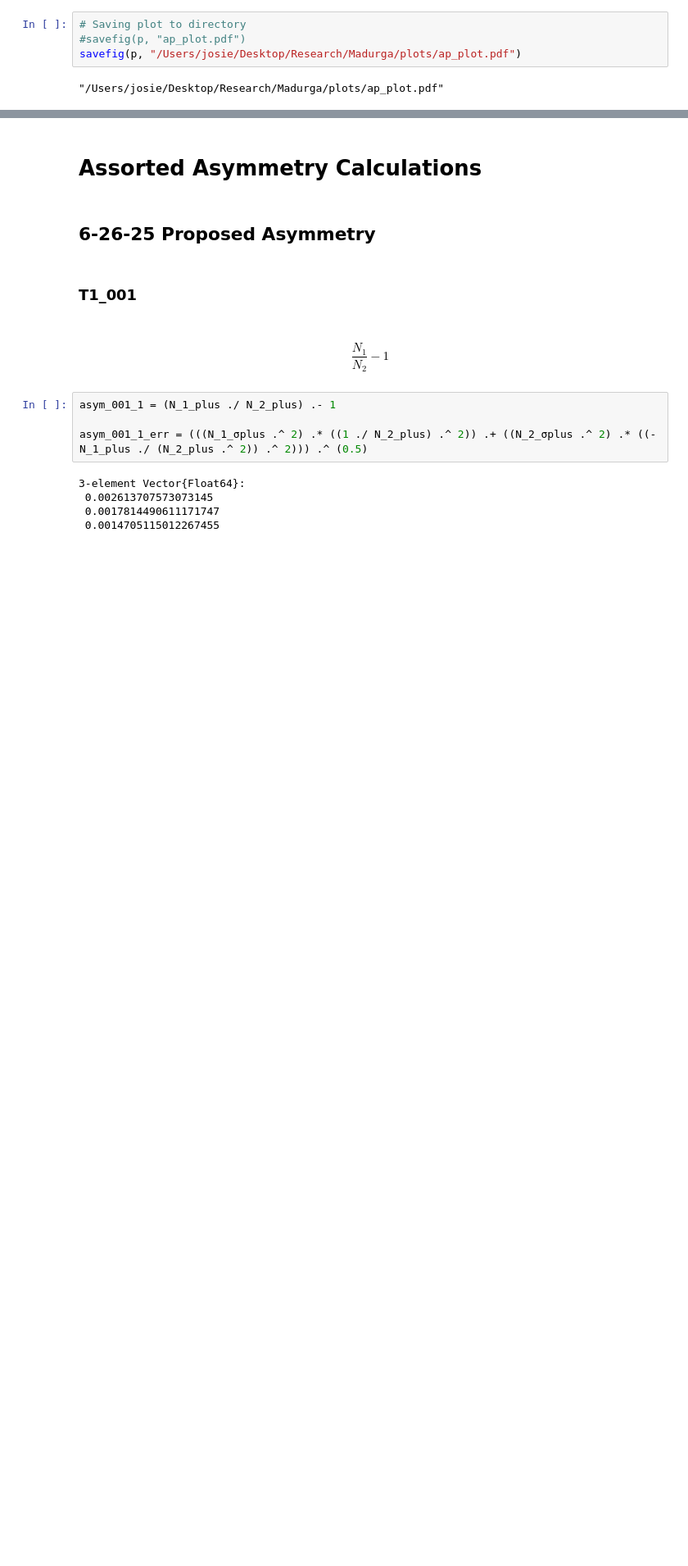
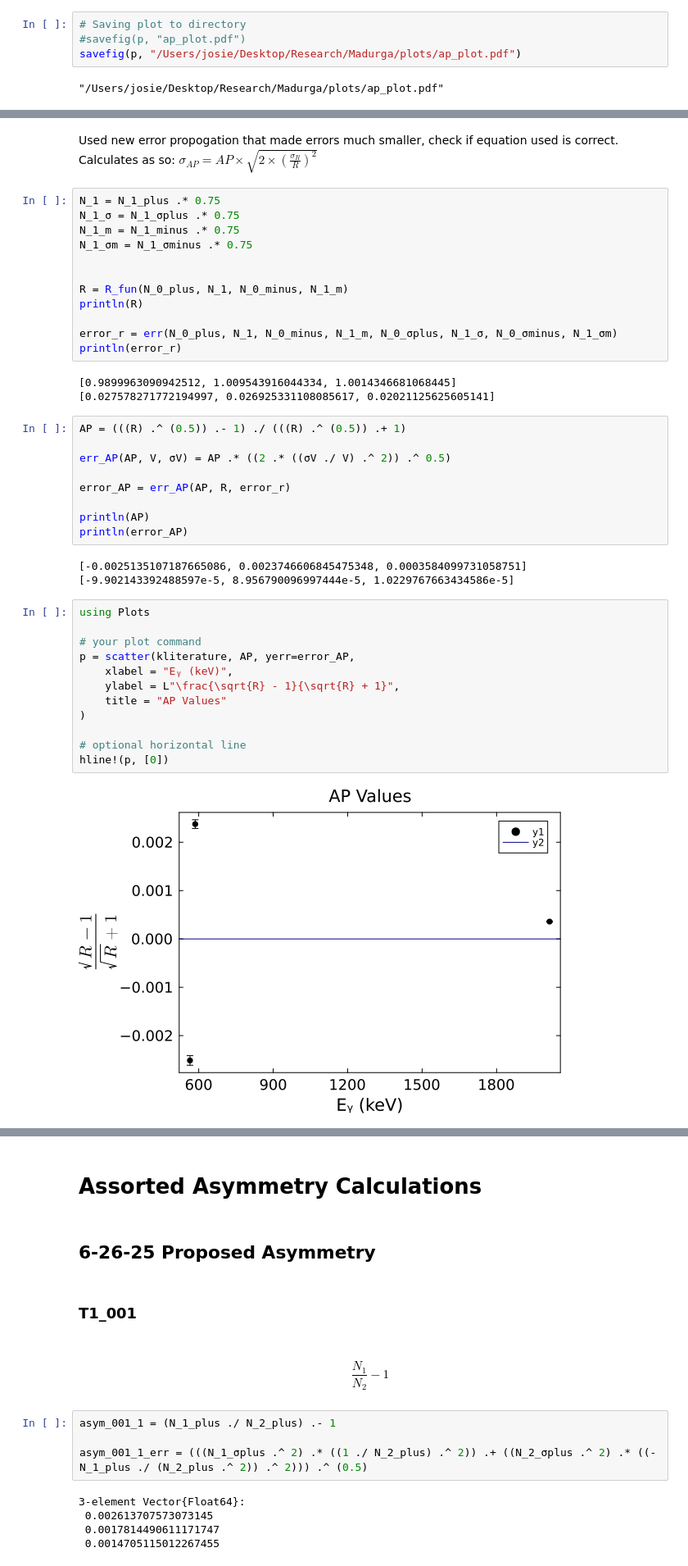
Before and after one commit to mmadurga/VITO-ENiGMA, a Jupyter notebook: K47_T1_analysis_f.ipynb, the cells around one changed output, grey strips where cells are left out. Shown at 82% size. Saved outputs shown, nothing was run; the diff lists cells and outputs as text; blank space fills up the shorter version.

```diff
--- a/K47_T1_analysis_f.ipynb
+++ b/K47_T1_analysis_f.ipynb
@@ -169,0 +176,43 @@ savefig(p, "/Users/josie/Desktop/Research/Madurga/plots/ap_plot.pdf")
+# %% [markdown]
+Used new error propogation that made errors much smaller, check if equation used is correct. Calculates as so:  $\sigma_{AP} = AP \times \sqrt{2 \times (\frac{\sigma_R}{R})^2}$
+# %%
+N_1 = N_1_plus .* 0.75
+N_1_σ = N_1_σplus .* 0.75
+N_1_m = N_1_minus .* 0.75
+N_1_σm = N_1_σminus .* 0.75
+
+
+R = R_fun(N_0_plus, N_1, N_0_minus, N_1_m)
+println(R)
+
+error_r = err(N_0_plus, N_1, N_0_minus, N_1_m, N_0_σplus, N_1_σ, N_0_σminus, N_1_σm)
+println(error_r)
+# %% [output]
+[0.9899963090942512, 1.009543916044334, 1.0014346681068445]
+[0.027578271772194997, 0.026925331108085617, 0.02021125625605141]
+# %%
+AP = (((R) .^ (0.5)) .- 1) ./ (((R) .^ (0.5)) .+ 1)
+
+err_AP(AP, V, σV) = AP .* ((2 .* ((σV ./ V) .^ 2)) .^ 0.5)
+
+error_AP = err_AP(AP, R, error_r)
+
+println(AP)
+println(error_AP)
+# %% [output]
+[-0.0025135107187665086, 0.0023746606845475348, 0.0003584099731058751]
+[-9.902143392488597e-5, 8.956790096997444e-5, 1.0229767663434586e-5]
+# %%
+using Plots
+
+# your plot command
+p = scatter(kliterature, AP, yerr=error_AP,
+    xlabel = "Eᵧ (keV)",
+    ylabel = L"\frac{\sqrt{R} - 1}{\sqrt{R} + 1}",
+    title = "AP Values"
+)
+
+# optional horizontal line
+hline!(p, [0])
+# %% [output]
+[figure, added]
```
Also changed, not shown: parts of 6 cells of this notebook.
